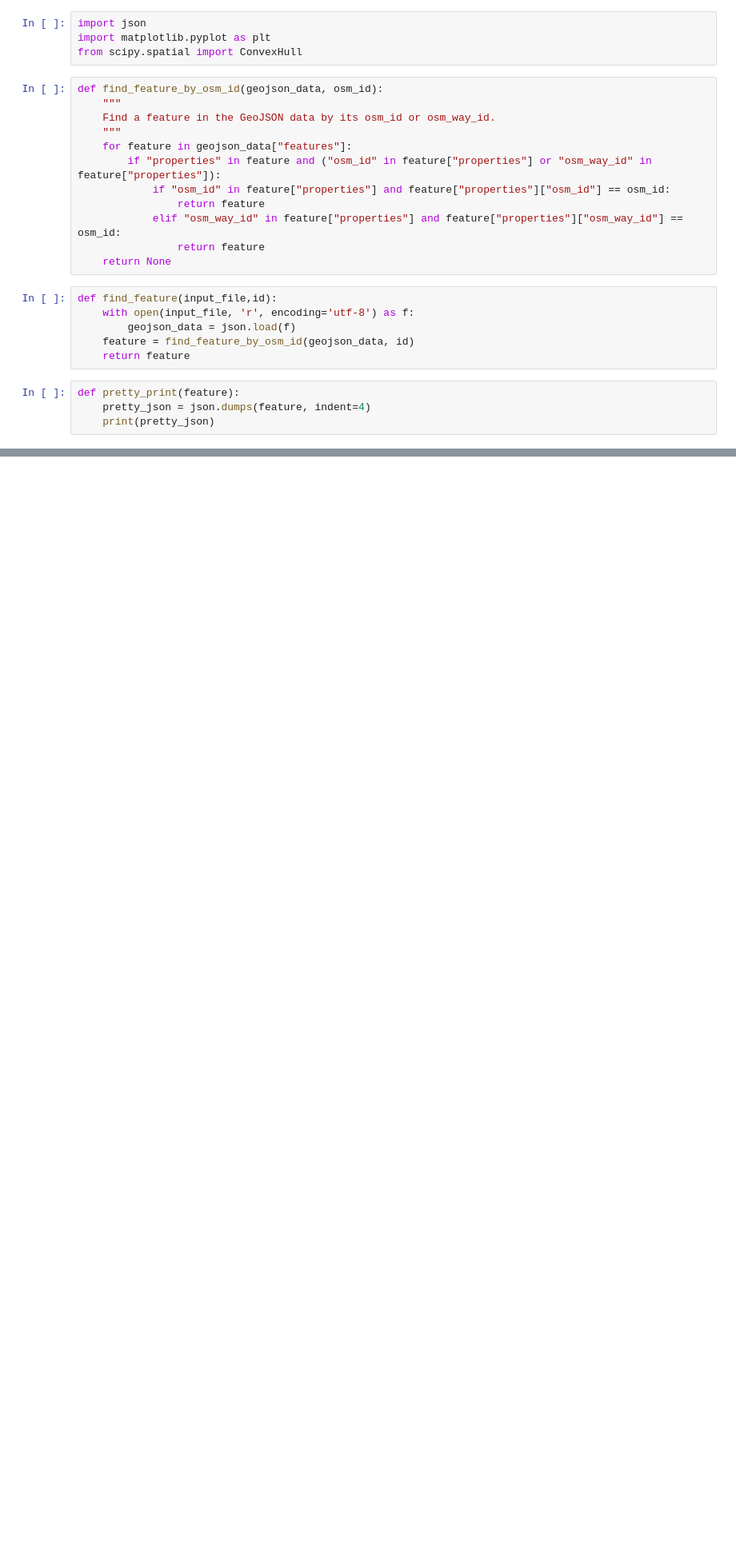
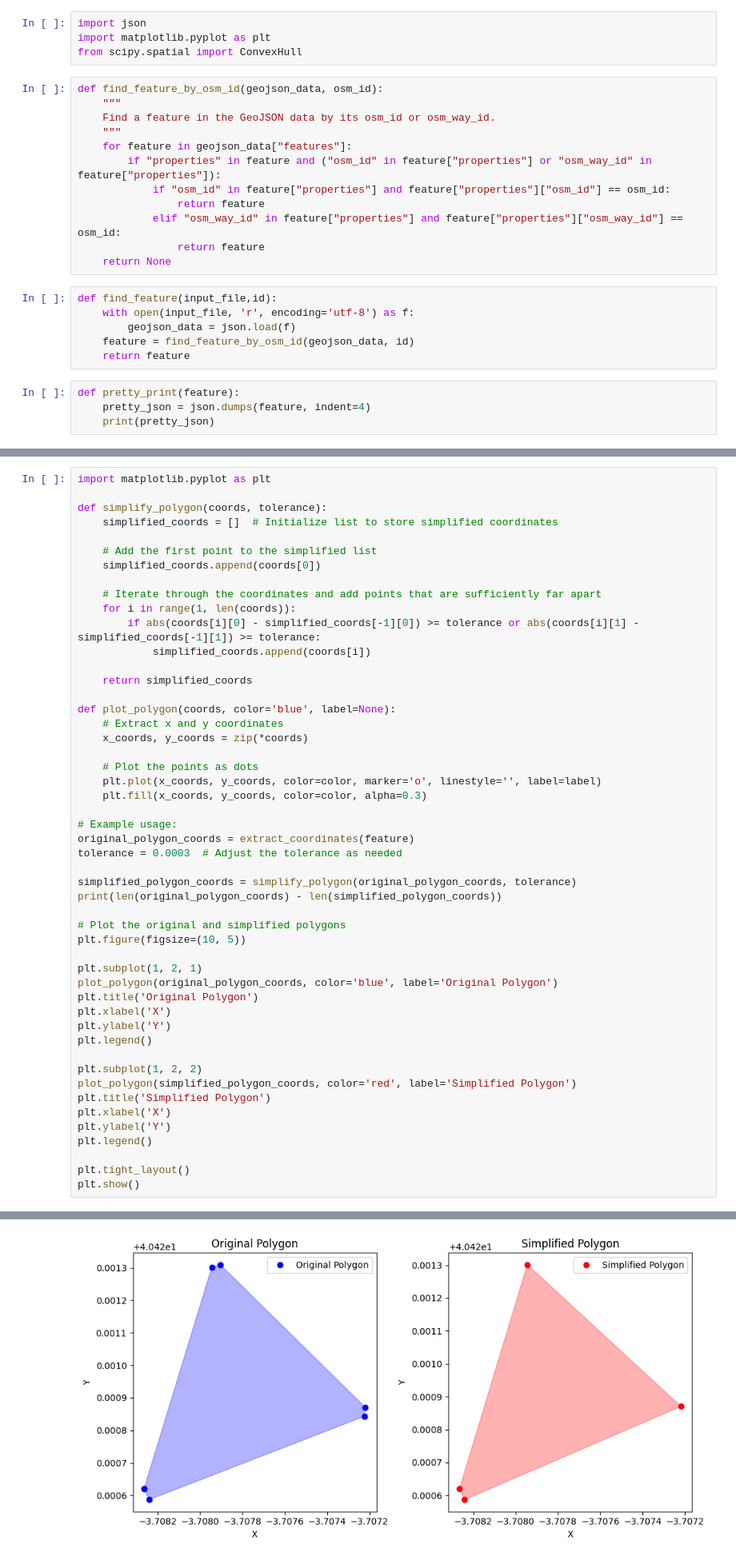
Before and after one commit to LCTTVU/HCI, a Jupyter notebook: getinfo.ipynb, the cells around one changed output, grey strips where cells are left out. Shown: that part at 80% size. Cells and saved outputs as stored; diff of their text form; blank space fills up the shorter version.

```diff
--- a/getinfo.ipynb
+++ b/getinfo.ipynb
@@ -86,0 +83,51 @@ pretty_print(feature)
+# %%
+import matplotlib.pyplot as plt
+
+def simplify_polygon(coords, tolerance):
+    simplified_coords = []  # Initialize list to store simplified coordinates
+
+    # Add the first point to the simplified list
+    simplified_coords.append(coords[0])
+
+    # Iterate through the coordinates and add points that are sufficiently far apart
+    for i in range(1, len(coords)):
+        if abs(coords[i][0] - simplified_coords[-1][0]) >= tolerance or abs(coords[i][1] - simplified_coords[-1][1]) >= tolerance:
+            simplified_coords.append(coords[i])
+
+    return simplified_coords
+
+def plot_polygon(coords, color='blue', label=None):
+    # Extract x and y coordinates
+    x_coords, y_coords = zip(*coords)
+
+    # Plot the points as dots
+    plt.plot(x_coords, y_coords, color=color, marker='o', linestyle='', label=label)
+    plt.fill(x_coords, y_coords, color=color, alpha=0.3)
+
+# Example usage:
+original_polygon_coords = extract_coordinates(feature)
+tolerance = 0.0003  # Adjust the tolerance as needed
+
+simplified_polygon_coords = simplify_polygon(original_polygon_coords, tolerance)
+print(len(original_polygon_coords) - len(simplified_polygon_coords))
+
+# Plot the original and simplified polygons
+plt.figure(figsize=(10, 5))
+
+plt.subplot(1, 2, 1)
+plot_polygon(original_polygon_coords, color='blue', label='Original Polygon')
+plt.title('Original Polygon')
+plt.xlabel('X')
+plt.ylabel('Y')
+plt.legend()
+
+plt.subplot(1, 2, 2)
+plot_polygon(simplified_polygon_coords, color='red', label='Simplified Polygon')
+plt.title('Simplified Polygon')
+plt.xlabel('X')
+plt.ylabel('Y')
+plt.legend()
+
+plt.tight_layout()
+plt.show()
+# %% [output]
@@ -86,0 +135 @@ pretty_print(feature)
+[figure, added]
```
Also changed, not shown: parts of 4 cells of this notebook, 15 other files.
